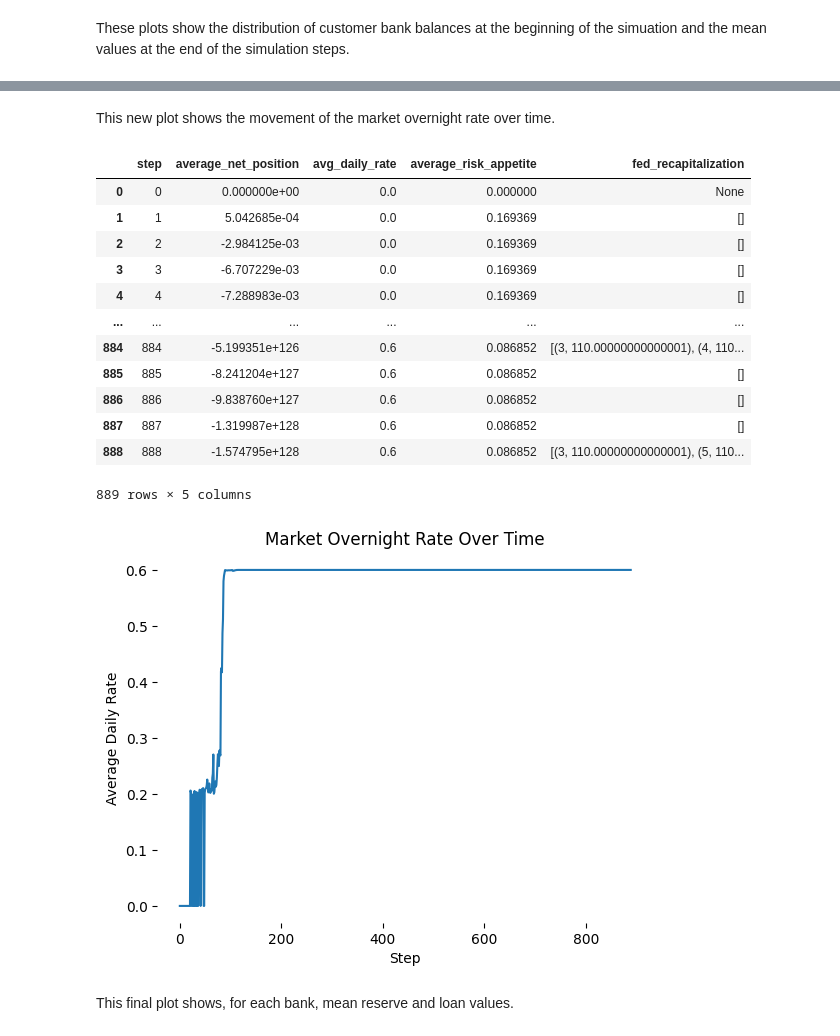
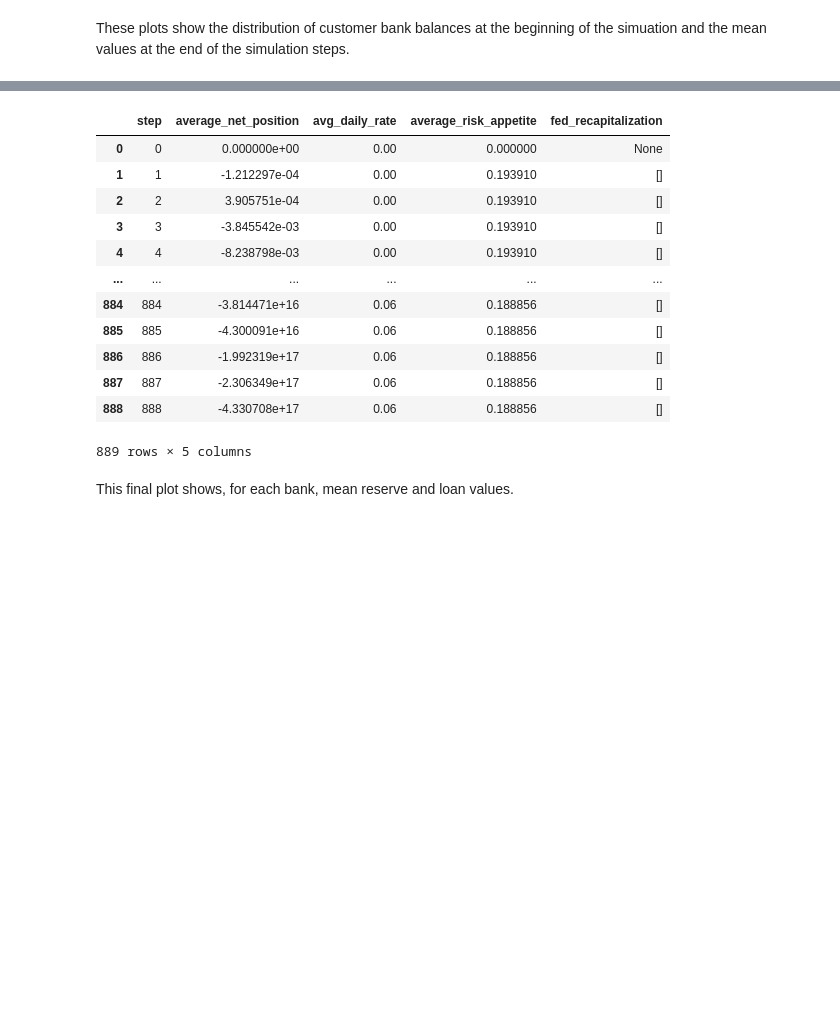
Before and after one commit to peterdresslar/banking-discipline-elasticity, a Jupyter notebook: banking-discipline-elast.ipynb, the cells around one changed output, grey strips where cells are left out. Cells and saved outputs as stored; diff of their text form; code cells hidden in the pictures; blank space fills up the shorter version.

```diff
--- a/banking-discipline-elast.ipynb
+++ b/banking-discipline-elast.ipynb
@@ -26,7 +26,7 @@ N = 10 # number of banks
 steps = 888 # number of simulation runs
 tau = 200 # parameter for poisson function, mean number of transactions a step
 reserve_reqmt = .5 # percentage of initial retail deposits as reserves
-cb_rate = .2 # central bank lending rate
+cb_rate = .02 # central bank lending rate
 bailouts_are_allowed = True
 backstop_rate = .25 # central bank backstop rate
 bailout_deficit_multiplier = 1.1 # multiplier on current deficit to calculate bailout amount. this is not ideal but we lack global state
@@ -193,23 +193,23 @@ def settle_deficits(N, reserves, loans, rates, lenders, net_positions, risk_appe
                 quoted_rate = lowest_quotes_first[j][1]
                 if reserves[lender] >= abs(reserves[i]):
                     reserves[lender] += reserves[i]
-                    # display(f"Writing full loan to borrower {i} from lender {lender} for amount {abs(reserves[i])} at rate {quoted_rate}")
+                    display(f"Writing full loan to borrower {i} from lender {lender} for amount {abs(reserves[i])} at rate {quoted_rate}")
                     loans[i].append(abs(reserves[i]))
                     rates[i].append(quoted_rate)
                     lenders[i].append(lender)
                     reserves[i] = 0
-                    # display(f"Lender {lender} has {reserves[lender]} reserves remaining. Borrower {i} has {reserves[i]} reserves remaining.")
+                    display(f"Lender {lender} has {reserves[lender]} reserves remaining. Borrower {i} has {reserves[i]} reserves remaining.")
                 elif reserves[lender] > 0:
-                    # display(f"Writing partial loan to borrower {i} from lender {lender} for amount {reserves[lender]} at rate {quoted_rate}")
+                    display(f"Writing partial loan to borrower {i} from lender {lender} for amount {reserves[lender]} at rate {quoted_rate}")
                     loans[i].append(reserves[lender])
                     rates[i].append(quoted_rate)
                     lenders[i].append(lender)
                     reserves[i] += reserves[lender]
                     reserves[lender] = 0
-                    # display(f"Lender {lender} has {reserves[lender]} reserves remaining. Borrower {i} has {reserves[i]} reserves remaining.")
+                    display(f"Lender {lender} has {reserves[lender]} reserves remaining. Borrower {i} has {reserves[i]} reserves remaining.")
                     j += 1
                 else:
-                    # display(f"Lender {lender} has no reserves to lend")
+                    display(f"Lender {lender} has no reserves to lend")
                     j += 1
 
     for i_bad in deficit_banks:
@@ -426,32 +429,21 @@ sns.despine(left = True, bottom = True)
-# %% [markdown]
-This new plot shows the movement of the market overnight rate over time.
 # %%
 from IPython.display import display
 
 display(financial_system_history)
-
-plt.figure()
-plt.plot(financial_system_history['step'], financial_system_history['avg_daily_rate'])
-plt.title('Market Overnight Rate Over Time')
-plt.xlabel('Step')
-plt.ylabel('Average Daily Rate')
-sns.despine(left=True, bottom=True)
-plt.show()
 # %% [output]
 |  | step | average_net_position | avg_daily_rate | average_risk_appetite | fed_recapitalization |
-| 0 | 0 | 0.000000e+00 | 0.0 | 0.000000 | None |
-| 1 | 1 | 5.042685e-04 | 0.0 | 0.169369 | [] |
-| 2 | 2 | -2.984125e-03 | 0.0 | 0.169369 | [] |
-| 3 | 3 | -6.707229e-03 | 0.0 | 0.169369 | [] |
-| 4 | 4 | -7.288983e-03 | 0.0 | 0.169369 | [] |
+| 0 | 0 | 0.000000e+00 | 0.00 | 0.000000 | None |
+| 1 | 1 | -1.212297e-04 | 0.00 | 0.193910 | [] |
+| 2 | 2 | 3.905751e-04 | 0.00 | 0.193910 | [] |
+| 3 | 3 | -3.845542e-03 | 0.00 | 0.193910 | [] |
+| 4 | 4 | -8.238798e-03 | 0.00 | 0.193910 | [] |
 | ... | ... | ... | ... | ... | ... |
-| 884 | 884 | -5.199351e+126 | 0.6 | 0.086852 | [(3, 110.00000000000001), (4, 110... |
-| 885 | 885 | -8.241204e+127 | 0.6 | 0.086852 | [] |
-| 886 | 886 | -9.838760e+127 | 0.6 | 0.086852 | [] |
-| 887 | 887 | -1.319987e+128 | 0.6 | 0.086852 | [] |
-| 888 | 888 | -1.574795e+128 | 0.6 | 0.086852 | [(3, 110.00000000000001), (5, 110... |
+| 884 | 884 | -3.814471e+16 | 0.06 | 0.188856 | [] |
+| 885 | 885 | -4.300091e+16 | 0.06 | 0.188856 | [] |
+| 886 | 886 | -1.992319e+17 | 0.06 | 0.188856 | [] |
+| 887 | 887 | -2.306349e+17 | 0.06 | 0.188856 | [] |
+| 888 | 888 | -4.330708e+17 | 0.06 | 0.188856 | [] |
 889 rows × 5 columns
-[figure, removed]
 # %% [markdown]
 This final plot shows, for each bank, mean reserve and loan values.
 # %%
```
Also changed, not shown: parts of 3 cells of this notebook.
